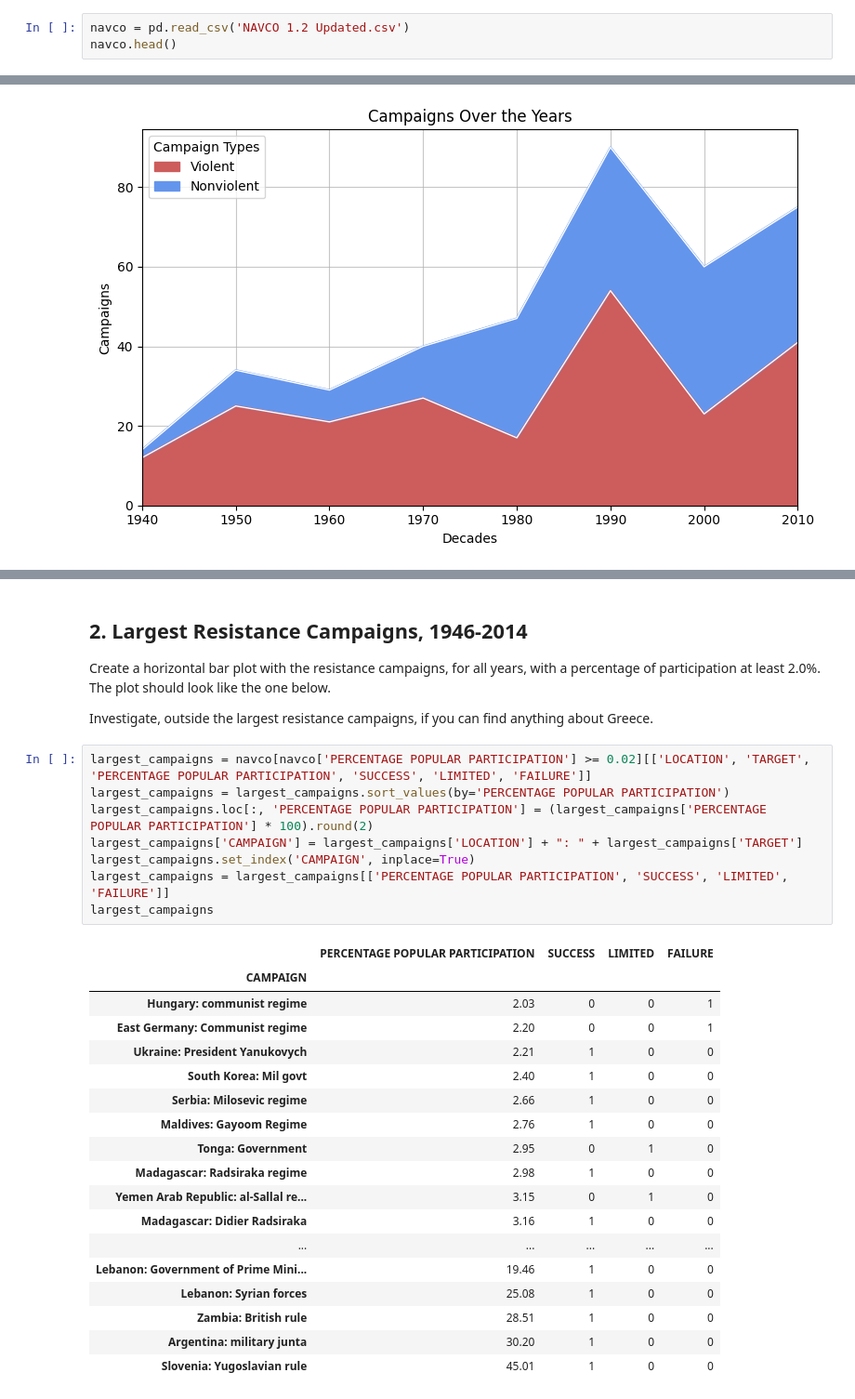
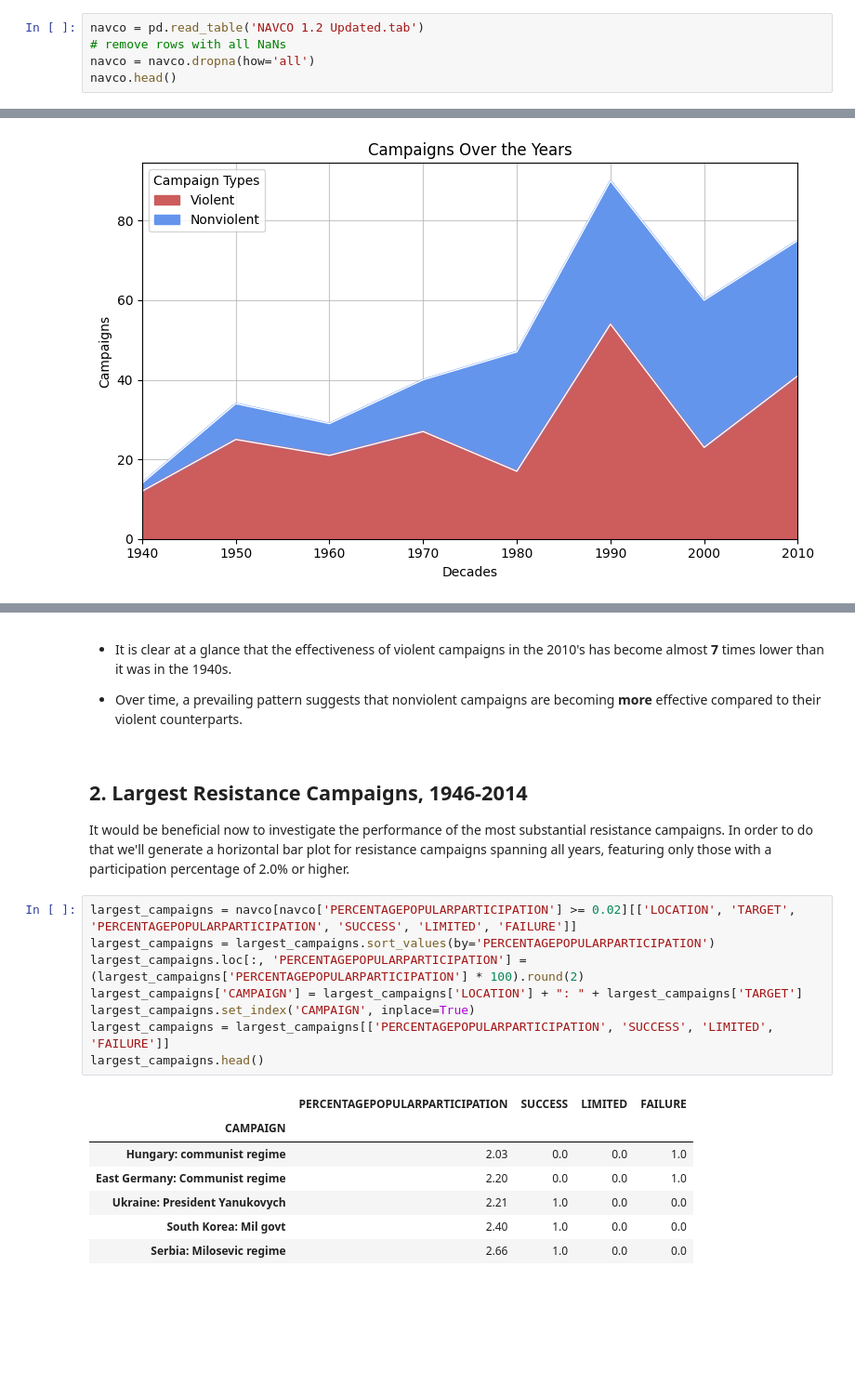
Before and after one commit to evgepab/Exporing-Why-Civil-Resistance-Works, a Jupyter notebook: wcrw.ipynb, the cells around one changed output, grey strips where cells are left out. Shown at 93% size. Cells and saved outputs as stored; diff of their text form; blank space fills up the shorter version.

```diff
--- a/wcrw.ipynb
+++ b/wcrw.ipynb
@@ -13,4 +19,6 @@ Create a plot showing the frequency of nonviolent and violent campaigns; the fre
 # %%
-navco = pd.read_csv('NAVCO 1.2 Updated.csv')
+navco = pd.read_table('NAVCO 1.2 Updated.tab')
+# remove rows with all NaNs
+navco = navco.dropna(how='all')
 navco.head()
 # %% [output]
@@ -191,36 +195,27 @@ plt.show()
-# %% [markdown]
-## 2. Largest Resistance Campaigns, 1946-2014
-
-Create a horizontal bar plot with the resistance campaigns, for all years, with a percentage of participation at least 2.0%. The plot should look like the one below.
-
-Investigate, outside the largest resistance campaigns, if you can find anything about Greece.
+# %% [markdown]
+* It is clear at a glance that the effectiveness of violent campaigns in the 2010's has become almost **7** times lower than it was in the 1940s.
+
+* Over time, a prevailing pattern suggests that nonviolent campaigns are becoming **more** effective compared to their violent counterparts.
+# %% [markdown]
+## 2. Largest Resistance Campaigns, 1946-2014
+
+It would be beneficial now to investigate the performance of the most substantial resistance campaigns. In order to do that we'll generate a horizontal bar plot for resistance campaigns spanning all years, featuring only those with a participation percentage of 2.0% or higher.
 # %%
-largest_campaigns = navco[navco['PERCENTAGE POPULAR PARTICIPATION'] >= 0.02][['LOCATION', 'TARGET', 'PERCENTAGE POPULAR PARTICIPATION', 'SUCCESS', 'LIMITED', 'FAILURE']]
-largest_campaigns = largest_campaigns.sort_values(by='PERCENTAGE POPULAR PARTICIPATION')
-largest_campaigns.loc[:, 'PERCENTAGE POPULAR PARTICIPATION'] = (largest_campaigns['PERCENTAGE POPULAR PARTICIPATION'] * 100).round(2)
+largest_campaigns = navco[navco['PERCENTAGEPOPULARPARTICIPATION'] >= 0.02][['LOCATION', 'TARGET', 'PERCENTAGEPOPULARPARTICIPATION', 'SUCCESS', 'LIMITED', 'FAILURE']]
+largest_campaigns = largest_campaigns.sort_values(by='PERCENTAGEPOPULARPARTICIPATION')
+largest_campaigns.loc[:, 'PERCENTAGEPOPULARPARTICIPATION'] = (largest_campaigns['PERCENTAGEPOPULARPARTICIPATION'] * 100).round(2)
 largest_campaigns['CAMPAIGN'] = largest_campaigns['LOCATION'] + ": " + largest_campaigns['TARGET']
 largest_campaigns.set_index('CAMPAIGN', inplace=True)
-largest_campaigns = largest_campaigns[['PERCENTAGE POPULAR PARTICIPATION', 'SUCCESS', 'LIMITED', 'FAILURE']]
-largest_campaigns
+largest_campaigns = largest_campaigns[['PERCENTAGEPOPULARPARTICIPATION', 'SUCCESS', 'LIMITED', 'FAILURE']]
+largest_campaigns.head()
 # %% [output]
-|  | PERCENTAGE POPULAR PARTICIPATION | SUCCESS | LIMITED | FAILURE |
+|  | PERCENTAGEPOPULARPARTICIPATION | SUCCESS | LIMITED | FAILURE |
 | CAMPAIGN |  |  |  |  |
-| Hungary: communist regime | 2.03 | 0 | 0 | 1 |
-| East Germany: Communist regime | 2.20 | 0 | 0 | 1 |
-| Ukraine: President Yanukovych | 2.21 | 1 | 0 | 0 |
-| South Korea: Mil govt | 2.40 | 1 | 0 | 0 |
-| Serbia: Milosevic regime | 2.66 | 1 | 0 | 0 |
-| Maldives: Gayoom Regime | 2.76 | 1 | 0 | 0 |
-| Tonga: Government | 2.95 | 0 | 1 | 0 |
-| Madagascar: Radsiraka regime | 2.98 | 1 | 0 | 0 |
-| Yemen Arab Republic: al-Sallal re... | 3.15 | 0 | 1 | 0 |
-| Madagascar: Didier Radsiraka | 3.16 | 1 | 0 | 0 |
-| ... | ... | ... | ... | ... |
-| Lebanon: Government of Prime Mini... | 19.46 | 1 | 0 | 0 |
-| Lebanon: Syrian forces | 25.08 | 1 | 0 | 0 |
-| Zambia: British rule | 28.51 | 1 | 0 | 0 |
-| Argentina: military junta | 30.20 | 1 | 0 | 0 |
-| Slovenia: Yugoslavian rule | 45.01 | 1 | 0 | 0 |
+| Hungary: communist regime | 2.03 | 0.0 | 0.0 | 1.0 |
+| East Germany: Communist regime | 2.20 | 0.0 | 0.0 | 1.0 |
+| Ukraine: President Yanukovych | 2.21 | 1.0 | 0.0 | 0.0 |
+| South Korea: Mil govt | 2.40 | 1.0 | 0.0 | 0.0 |
+| Serbia: Milosevic regime | 2.66 | 1.0 | 0.0 | 0.0 |
 # %%
 colors = np.where(largest_campaigns['SUCCESS'] == 1, 'black',
                   np.where(largest_campaigns['LIMITED'] == 1, 'grey', 'red'))
```
Also changed, not shown: parts of 65 cells of this notebook, 4 other files.
